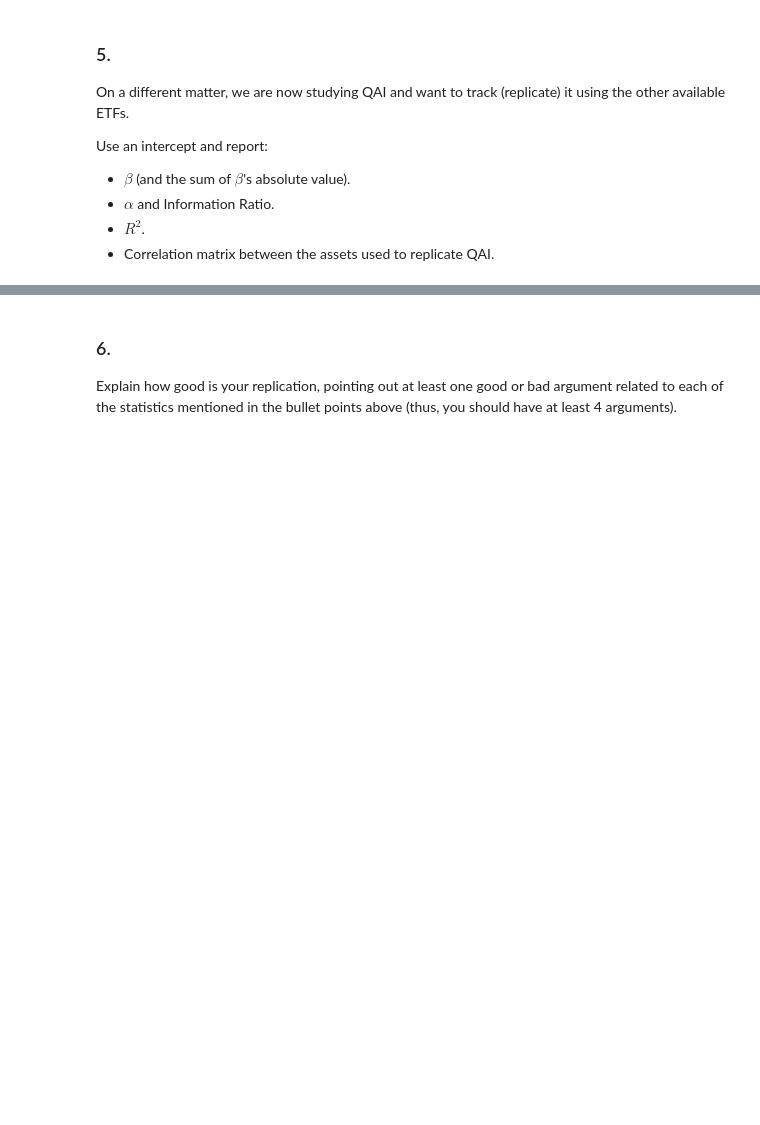
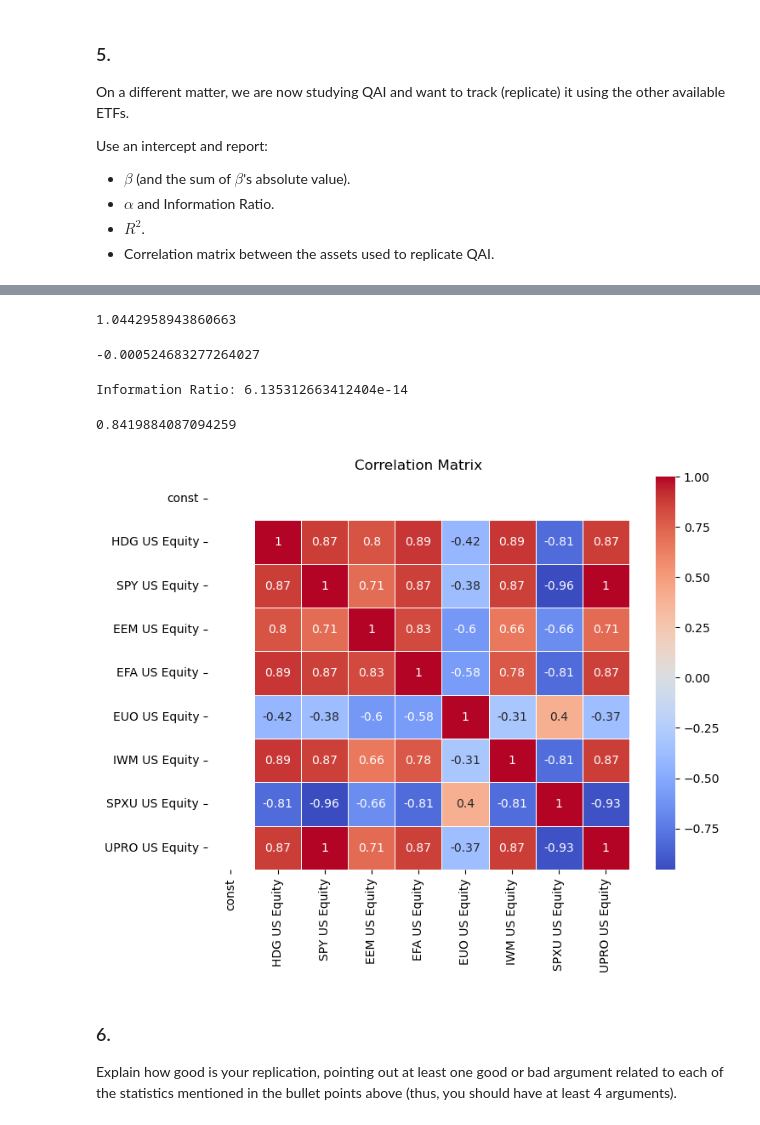
Before and after one commit to ekopen/finm-portfolio-2024, a Jupyter notebook: exams/Midterm 1.ipynb, the cells around one changed output, grey strips where cells are left out. Cells and saved outputs as stored; diff of their text form; code cells hidden in the pictures; blank space fills up the shorter version.

```diff
--- a/exams/Midterm 1.ipynb
+++ b/exams/Midterm 1.ipynb
@@ -353,3 +352,9 @@ The following assets excess returns are available in this sheet:
 - **IWM US Equity**: iShares Russell 2000 ETF
 - **SPXU US Equity**: ProShares UltraPro Short S&P 5
 - **UPRO US Equity**: ProShares UltraPro S&P 500
+# %%
+FILEIN = '../data/midterm_1_data.xlsx'
+sheet_exrets = 'proshares excess returns'
+retidx = pd.read_excel(FILEIN, sheet_name=sheet_exrets).set_index('date')
+
+retidx.head()
@@ -365,3 +378,20 @@ A junior analyst suggests that we can hedge our position by looking at some sele
 They pick QAI, SPY, EEM, UPRO, SPXU, IWM, and EFA.
 
 What dollar position would we be taking in each ETF to hedge your HDG position?
+# %%
+#bringing this in from the practice midterm
+
+y = retidx['HDG US Equity']
+X = sm.add_constant(retidx[['QAI US Equity', 'SPY US Equity', 'EEM US Equity', 'UPRO US Equity', 'SPXU US Equity', 'IWM US Equity', 'EFA US Equity']])
+model = sm.OLS(y,X).fit()
+
+betas = model.params
+
+exposure = betas * -1_000_000
+exposure = exposure.drop('const')
+exposure = pd.DataFrame(exposure, columns=['HDG US Equity'])
+exposure.index = exposure.index.str.replace('Beta', '')
+exposure.loc['Total'] = exposure.sum()
+exposure['HDG US Equity'] = exposure['HDG US Equity'].map('${:,.0f}'.format)
+
+exposure
@@ -392,3 +439,13 @@ Therefore, if $\varepsilon_t > 0$, we should be short HDG and long the basket, a
 Now...
 * Run the model specified above and report the $\beta$'s values.
 * After, create the "basket" portfolio, using the $\beta$'s as weights (they do not need to add up to one). Report the final three values.
+# %%
+y = retidx['HDG US Equity']
+X = sm.add_constant(retidx[['QAI US Equity', 'SPY US Equity', 'EEM US Equity']])
+model = sm.OLS(y,X).fit()
+
+betas = model.params
+betasdf = betas.to_frame().drop('const')
+betasdf.columns = ['Betas']
+
+betasdf
@@ -417,3 +492,7 @@ Use an intercept and report:
 - $\alpha$ and Information Ratio.
 - $R^2$.
 - Correlation matrix between the assets used to replicate QAI.
+# %%
+y = retidx['QAI US Equity']
+X = sm.add_constant(retidx[['HDG US Equity','SPY US Equity','EEM US Equity','EFA US Equity','EUO US Equity','IWM US Equity','SPXU US Equity','UPRO US Equity']])
+model = sm.OLS(y,X).fit()
@@ -420,3 +513,39 @@ Use an intercept and report:
+# %%
+betas.abs().sum()
+# %% [output]
+1.0442958943860663
+# %%
+intercept = model.params['const']
+intercept
+# %% [output]
+-0.000524683277264027
+# %%
+#chat GPT: how would i get the information ratio
+
+predicted_returns = model.predict(X)
+benchmark_returns = retidx['QAI US Equity']
+active_returns = predicted_returns - benchmark_returns
+average_active_return = np.mean(active_returns)
+tracking_error = np.std(active_returns)
+information_ratio = average_active_return / tracking_error
+
+
+print("Information Ratio:", information_ratio)
+# %% [output]
+Information Ratio: 6.135312663412404e-14
+# %%
+r_squared = model.rsquared
+r_squared
+# %% [output]
+0.8419884087094259
+# %%
+corrmatrix = X.corr()
+plt.figure(figsize=(8, 6))  # Set the size of the heatmap
+sns.heatmap(corrmatrix, annot=True, cmap="coolwarm", linewidths=0.5)
+plt.title("Correlation Matrix")
+plt.show()
+# %% [output]
+[figure, added]
 # %% [markdown]
 ### 6.
 
```
Also changed, not shown: parts of 16 cells of this notebook.
